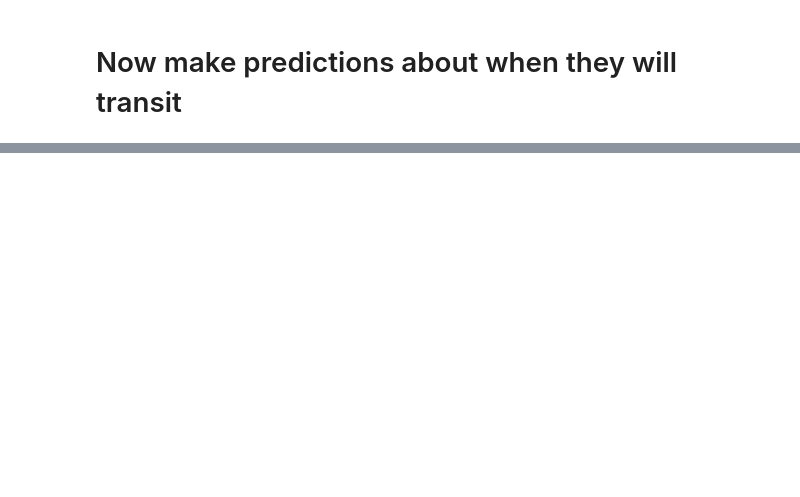
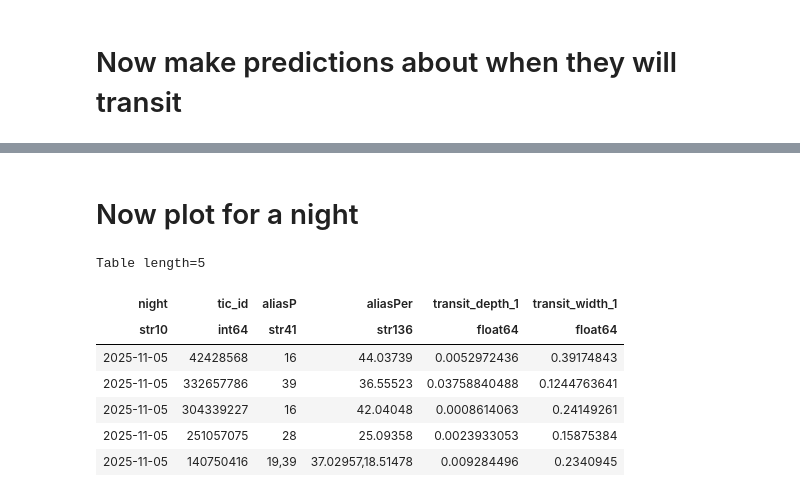
Before and after one commit to samgill844/bruce, a Jupyter notebook: examples/duotransits/aliases_example.ipynb, the cells around one changed output, grey strips where cells are left out. Drawn from its saved outputs; the diff is of its cells as text; code cells hidden in the pictures; blank space fills up the shorter version.

```diff
--- a/examples/duotransits/aliases_example.ipynb
+++ b/examples/duotransits/aliases_example.ipynb
@@ -467 +501,3 @@ print(summary['night', 'tic_id', 'aliasP', 'aliasPer'])
+# %% [markdown]
+# Now plot for a night
 # %%
@@ -469,2 +508,13 @@ t = summary[summary['night']=='2025-10-29']
 p = bruce.ambiguous_period.ambiguous_period('a', events=['a','a'], name='dummy',median_bin_size = 2,convolve_bin_size = 2)
 p.plot_all_events(t, output_dir='transit_plan')
+# %%
+t['night', 'tic_id', 'aliasP', 'aliasPer', 'transit_depth_1', 'transit_width_1']
+# %% [output]
+Table length=5
+| night | tic_id | aliasP | aliasPer | transit_depth_1 | transit_width_1 |
+| str10 | int64 | str41 | str136 | float64 | float64 |
+| 2025-11-05 | 42428568 | 16 | 44.03739 | 0.0052972436 | 0.39174843 |
+| 2025-11-05 | 332657786 | 39 | 36.55523 | 0.03758840488 | 0.1244763641 |
+| 2025-11-05 | 304339227 | 16 | 42.04048 | 0.0008614063 | 0.24149261 |
+| 2025-11-05 | 251057075 | 28 | 25.09358 | 0.0023933053 | 0.15875384 |
+| 2025-11-05 | 140750416 | 19,39 | 37.02957,18.51478 | 0.009284496 | 0.2340945 |
```
Also changed, not shown: parts of 10 cells of this notebook, 3 other files.
